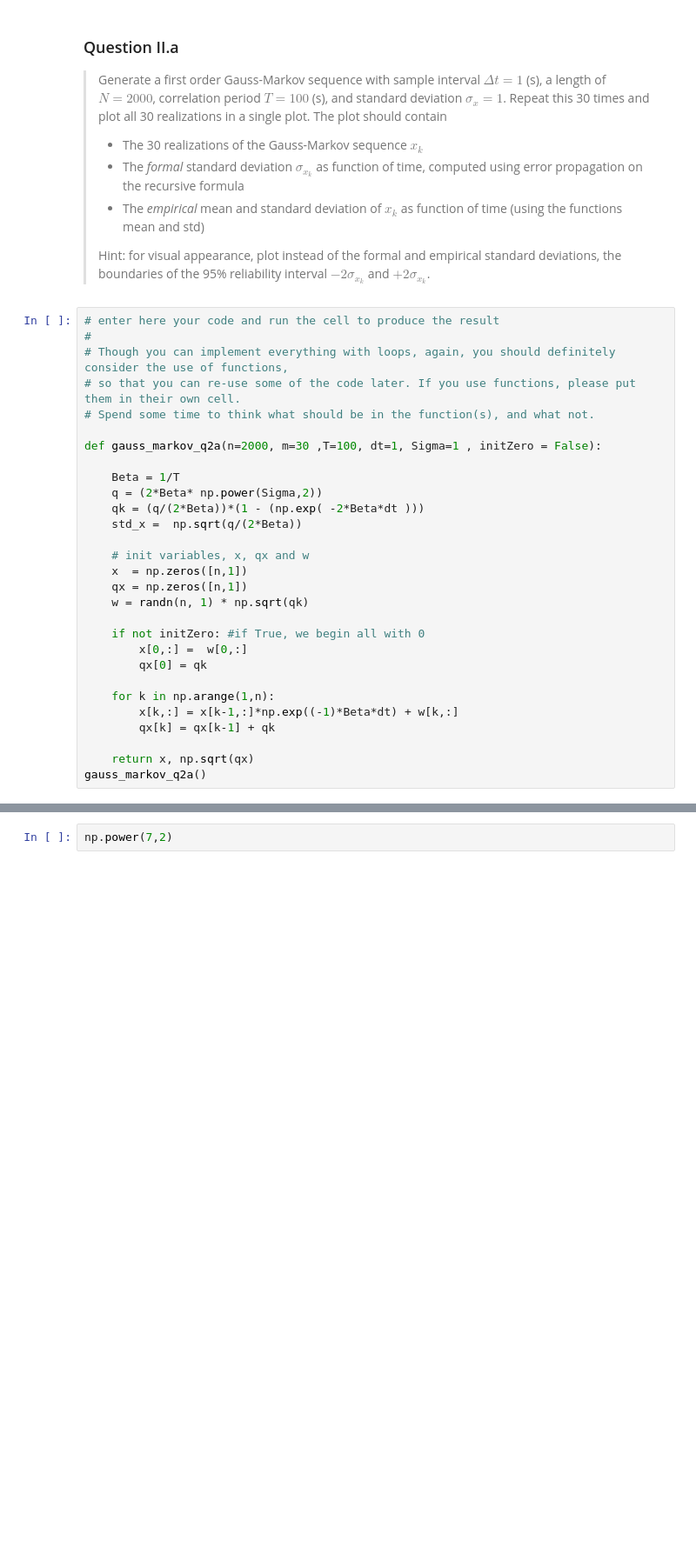
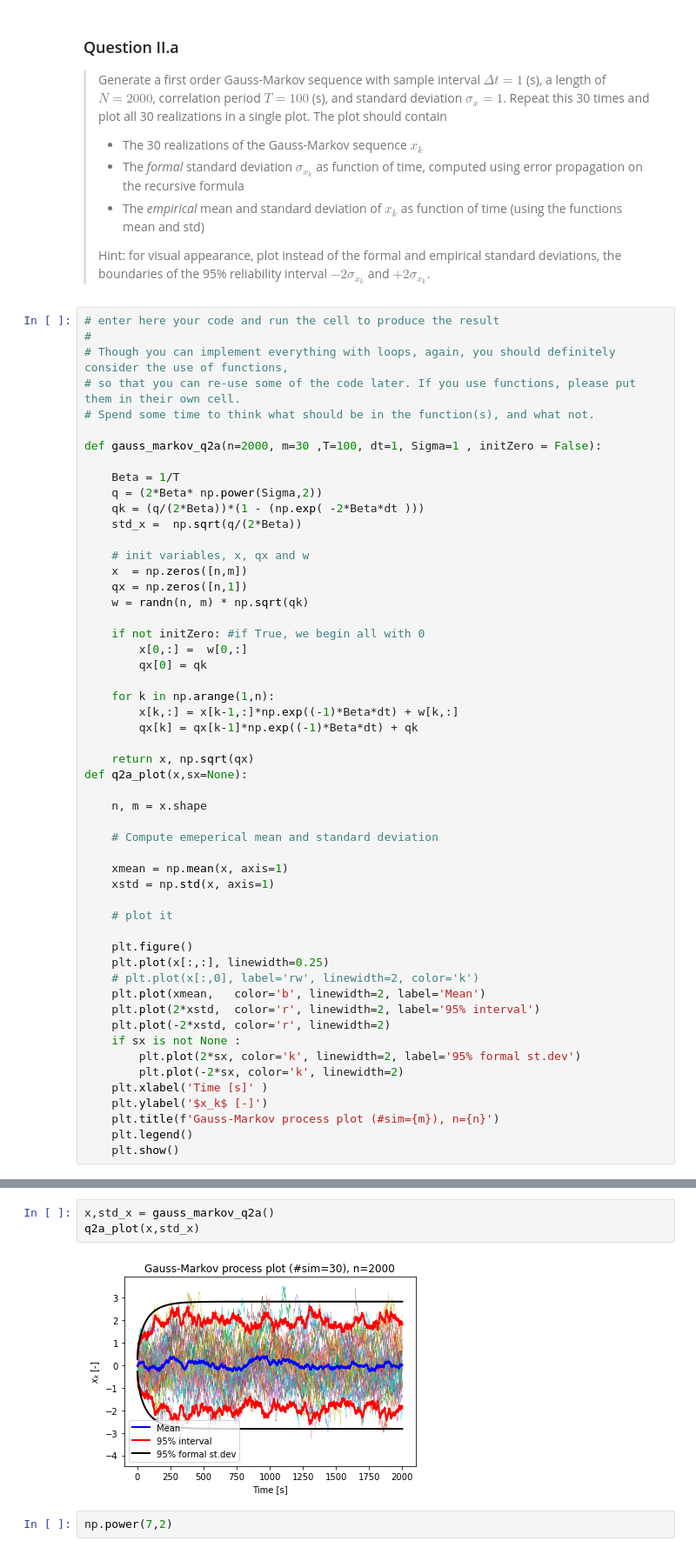
Before and after one commit to pratyush1611/CIE4604_Assignments, a Jupyter notebook: Assignment1/Assignment1.ipynb, the cells around one changed output, grey strips where cells are left out. Shown: that part at 87% size. Drawn from its saved outputs; the diff is of its cells as text; blank space fills up the shorter version.

```diff
--- a/Assignment1/Assignment1.ipynb
+++ b/Assignment1/Assignment1.ipynb
@@ -218,9 +232,9 @@ def gauss_markov_q2a(n=2000, m=30 ,T=100, dt=1, Sigma=1 , initZero = False):
     std_x =  np.sqrt(q/(2*Beta))
 
     # init variables, x, qx and w
-    x  = np.zeros([n,1])
+    x  = np.zeros([n,m])
     qx = np.zeros([n,1])
-    w = randn(n, 1) * np.sqrt(qk)
+    w = randn(n, m) * np.sqrt(qk)
 
     if not initZero: #if True, we begin all with 0
         x[0,:] =  w[0,:]
@@ -228,7 +242,31 @@ def gauss_markov_q2a(n=2000, m=30 ,T=100, dt=1, Sigma=1 , initZero = False):
 
     for k in np.arange(1,n):
         x[k,:] = x[k-1,:]*np.exp((-1)*Beta*dt) + w[k,:]
-        qx[k] = qx[k-1] + qk
+        qx[k] = qx[k-1]*np.exp((-1)*Beta*dt) + qk
 
     return x, np.sqrt(qx)
-gauss_markov_q2a()
+def q2a_plot(x,sx=None):
+
+    n, m = x.shape
+
+    # Compute emeperical mean and standard deviation
+
+    xmean = np.mean(x, axis=1)
+    xstd = np.std(x, axis=1)
+
+    # plot it
+
+    plt.figure()
+    plt.plot(x[:,:], linewidth=0.25)
+    # plt.plot(x[:,0], label='rw', linewidth=2, color='k')
+    plt.plot(xmean,   color='b', linewidth=2, label='Mean')
+    plt.plot(2*xstd,  color='r', linewidth=2, label='95% interval')
+    plt.plot(-2*xstd, color='r', linewidth=2)
+    if sx is not None :
+        plt.plot(2*sx, color='k', linewidth=2, label='95% formal st.dev')
+        plt.plot(-2*sx, color='k', linewidth=2)
+    plt.xlabel('Time [s]' )
+    plt.ylabel('$x_k$ [-]')
+    plt.title(f'Gauss-Markov process plot (#sim={m}), n={n}')
+    plt.legend()
+    plt.show()
@@ -237,3 +273,8 @@ gauss_markov_q2a()
+# %%
+x,std_x = gauss_markov_q2a()
+q2a_plot(x,std_x)
+# %% [output]
+[figure, added]
 # %%
 np.power(7,2)
 # %% [output]
```
Also changed, not shown: parts of 2 cells of this notebook.
